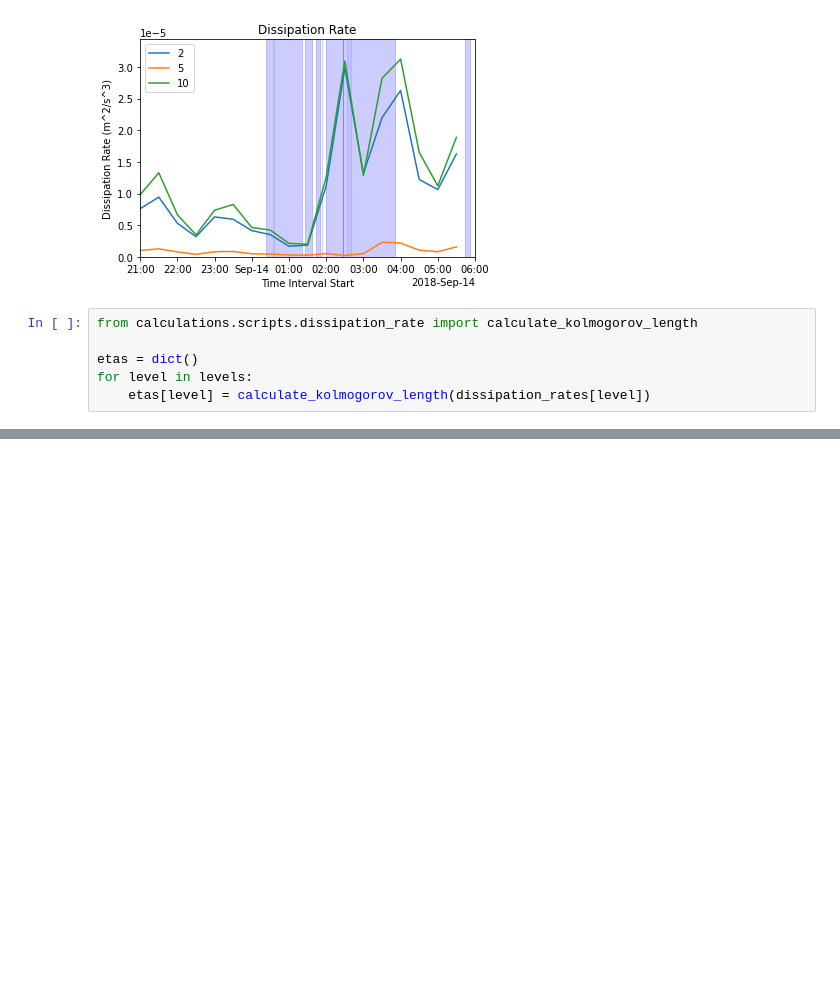
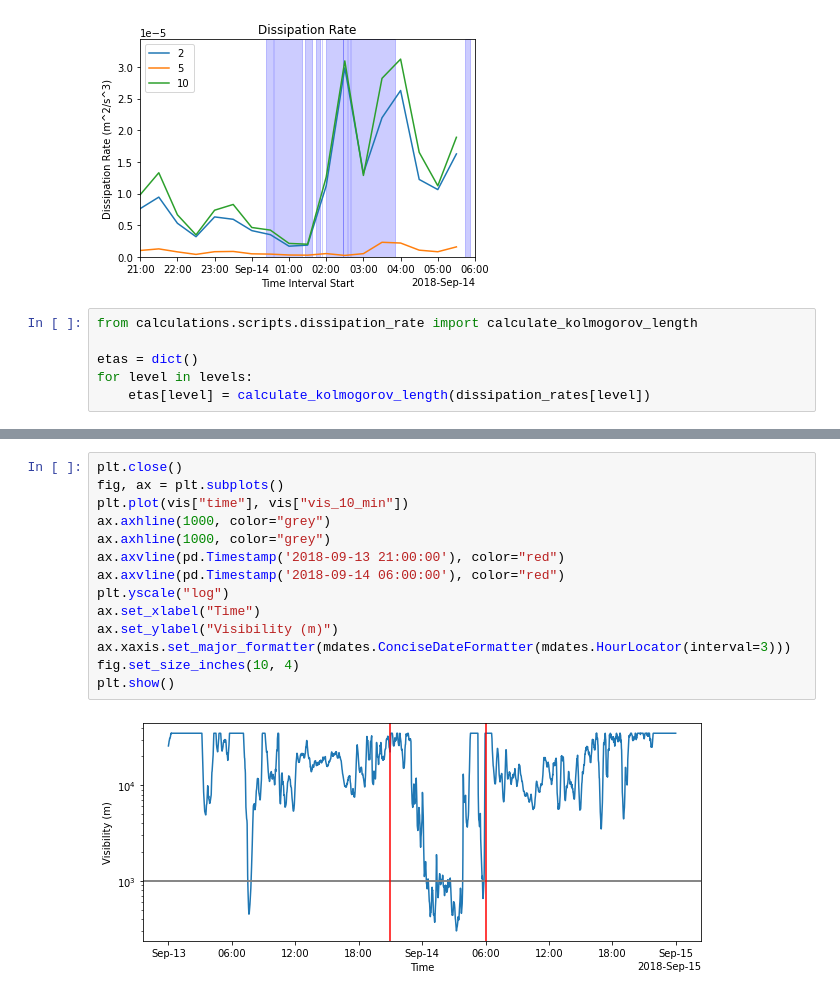
Before and after one commit to adair-kovac/tubulence-CFOG-7710, a Jupyter notebook: notebooks/Dissipation Events.ipynb, the cells around one changed output, grey strips where cells are left out. Saved outputs shown, nothing was run; the diff lists cells and outputs as text; blank space fills up the shorter version.

```diff
--- a/notebooks/Dissipation Events.ipynb
+++ b/notebooks/Dissipation Events.ipynb
@@ -245,0 +263,16 @@ Text(0.5, 1.0, 'Kolmogorov Length (mm)')
+# %%
+plt.close()
+fig, ax = plt.subplots()
+plt.plot(vis["time"], vis["vis_10_min"])
+ax.axhline(1000, color="grey")
+ax.axhline(1000, color="grey")
+ax.axvline(pd.Timestamp('2018-09-13 21:00:00'), color="red")
+ax.axvline(pd.Timestamp('2018-09-14 06:00:00'), color="red")
+plt.yscale("log")
+ax.set_xlabel("Time")
+ax.set_ylabel("Visibility (m)")
+ax.xaxis.set_major_formatter(mdates.ConciseDateFormatter(mdates.HourLocator(interval=3)))
+fig.set_size_inches(10, 4)
+plt.show()
+# %% [output]
+[figure, added]
```
Also changed, not shown: parts of 1 cell of this notebook, 3 other files.
